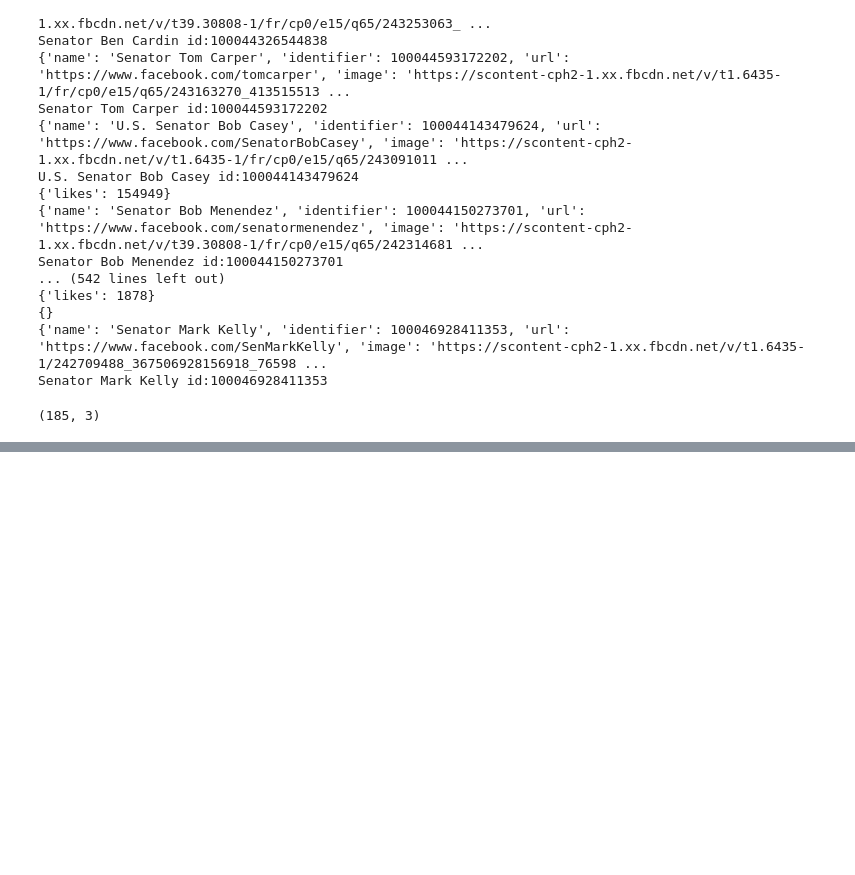
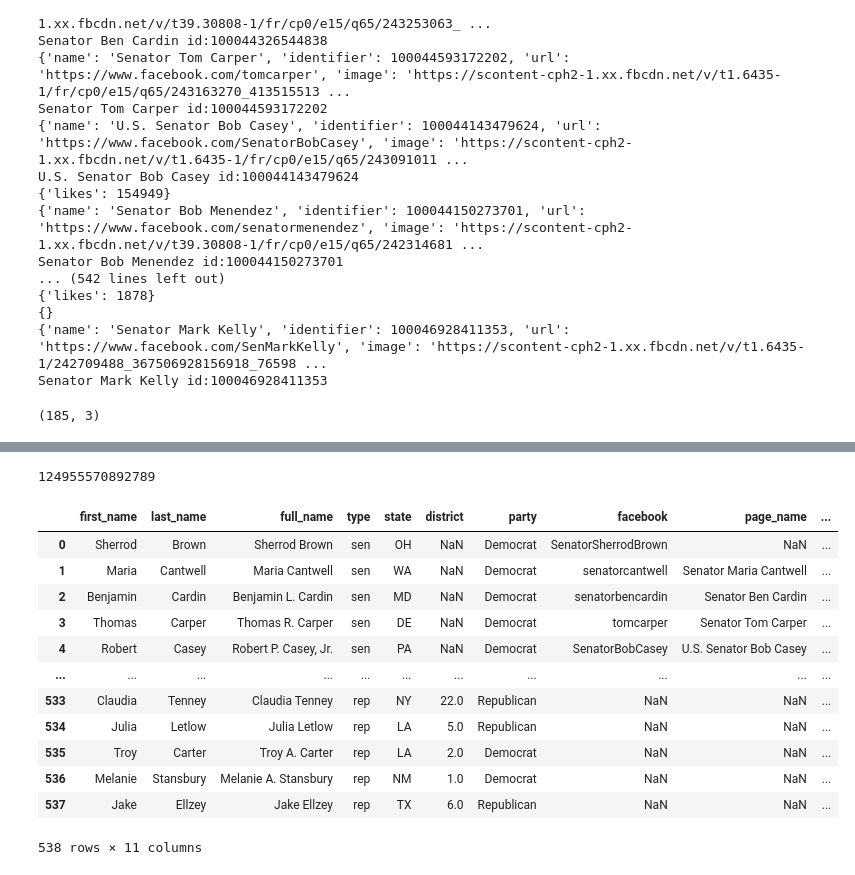
Before and after one commit to lrnz-asnprs/political-ad-api, a Jupyter notebook: notebooks/laurenz_notebook.ipynb, the cells around one changed output, grey strips where cells are left out. Cells and saved outputs as stored; diff of their text form; code cells hidden in the pictures; blank space fills up the shorter version.

```diff
--- a/notebooks/laurenz_notebook.ipynb
+++ b/notebooks/laurenz_notebook.ipynb
@@ -191,0 +205,4 @@ congress_members_fb
+# %%
+get_page_id(report, "Bernie Sanders")
+# %% [output]
+124955570892789
@@ -191,0 +215,19 @@ congress_members_fb
+# %%
+import pandas as pd
+congress = pd.read_csv("..\\src\\data_sets\\legislators_fb_info.csv")
+# %%
+congress
+# %% [output]
+|  | first_name | last_name | full_name | type | state | district | party | facebook | page_name | ... |
+| 0 | Sherrod | Brown | Sherrod Brown | sen | OH | NaN | Democrat | SenatorSherrodBrown | NaN | ... |
+| 1 | Maria | Cantwell | Maria Cantwell | sen | WA | NaN | Democrat | senatorcantwell | Senator Maria Cantwell | ... |
+| 2 | Benjamin | Cardin | Benjamin L. Cardin | sen | MD | NaN | Democrat | senatorbencardin | Senator Ben Cardin | ... |
+| 3 | Thomas | Carper | Thomas R. Carper | sen | DE | NaN | Democrat | tomcarper | Senator Tom Carper | ... |
+| 4 | Robert | Casey | Robert P. Casey, Jr. | sen | PA | NaN | Democrat | SenatorBobCasey | U.S. Senator Bob Casey | ... |
+| ... | ... | ... | ... | ... | ... | ... | ... | ... | ... | ... |
+| 533 | Claudia | Tenney | Claudia Tenney | rep | NY | 22.0 | Republican | NaN | NaN | ... |
+| 534 | Julia | Letlow | Julia Letlow | rep | LA | 5.0 | Republican | NaN | NaN | ... |
+| 535 | Troy | Carter | Troy A. Carter | rep | LA | 2.0 | Democrat | NaN | NaN | ... |
+| 536 | Melanie | Stansbury | Melanie A. Stansbury | rep | NM | 1.0 | Democrat | NaN | NaN | ... |
+| 537 | Jake | Ellzey | Jake Ellzey | rep | TX | 6.0 | Republican | NaN | NaN | ... |
+538 rows × 11 columns
```
Also changed, not shown: parts of 17 cells of this notebook, 6 other files.
